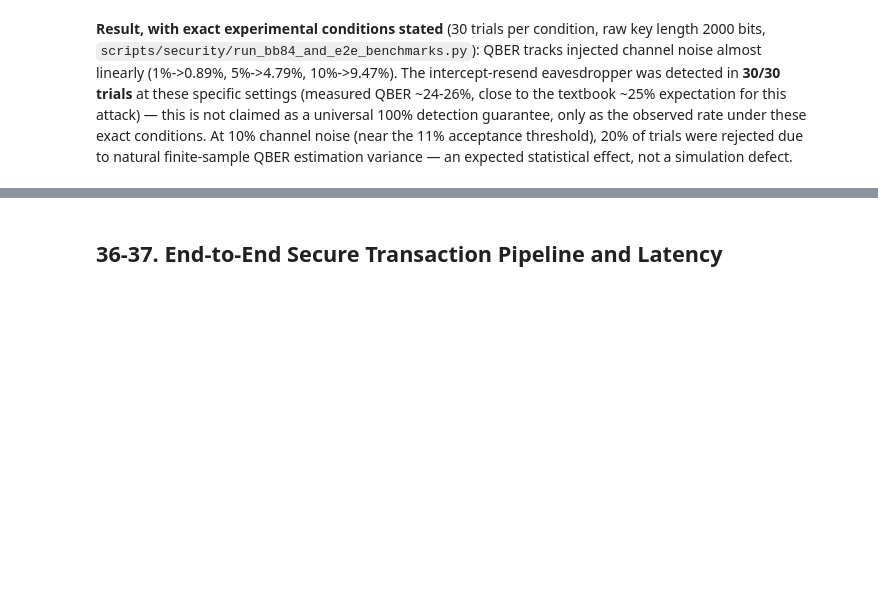
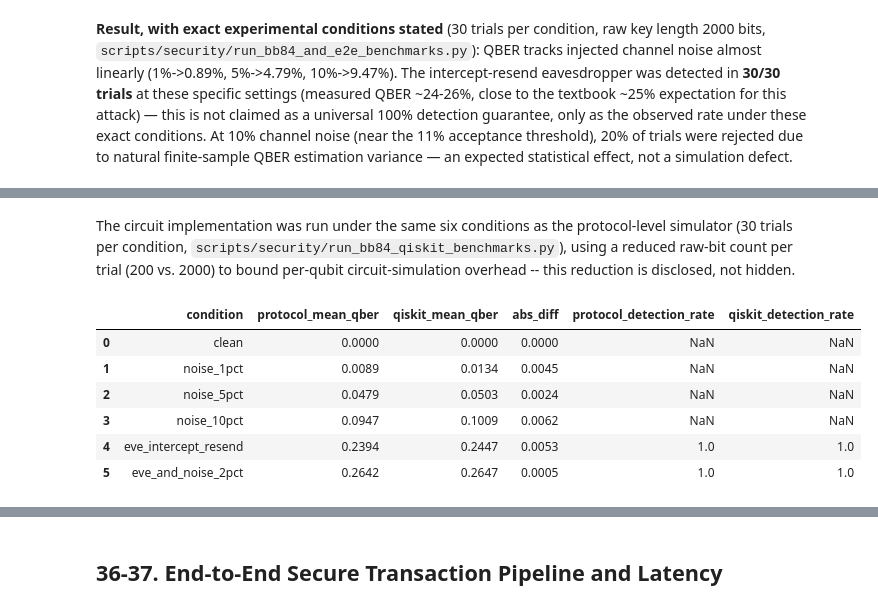
Before and after one commit to Debshata/QSFD, a Jupyter notebook: research/02_Layer2_Quantum_Secure_Cryptography_Research.ipynb, the cells around one changed output, grey strips where cells are left out. Saved outputs shown, nothing was run; the diff lists cells and outputs as text; code cells hidden in the pictures; blank space fills up the shorter version.

```diff
--- a/research/02_Layer2_Quantum_Secure_Cryptography_Research.ipynb
+++ b/research/02_Layer2_Quantum_Secure_Cryptography_Research.ipynb
@@ -347,0 +458,15 @@ estimation variance — an expected statistical effect, not a simulation defect.
+# %% [markdown]
+The circuit implementation was run under the same six conditions as the protocol-level simulator (30 trials per
+condition, `scripts/security/run_bb84_qiskit_benchmarks.py`), using a reduced raw-bit count per trial (200 vs.
+2000) to bound per-qubit circuit-simulation overhead -- this reduction is disclosed, not hidden.
+# %%
+bb84_cross = pd.read_csv(RESULTS_L2 / "bb84_cross_implementation_comparison.csv")
+bb84_cross
+# %% [output]
+|  | condition | protocol_mean_qber | qiskit_mean_qber | abs_diff | protocol_detection_rate | qiskit_detection_rate |
+| 0 | clean | 0.0000 | 0.0000 | 0.0000 | NaN | NaN |
+| 1 | noise_1pct | 0.0089 | 0.0134 | 0.0045 | NaN | NaN |
+| 2 | noise_5pct | 0.0479 | 0.0503 | 0.0024 | NaN | NaN |
+| 3 | noise_10pct | 0.0947 | 0.1009 | 0.0062 | NaN | NaN |
+| 4 | eve_intercept_resend | 0.2394 | 0.2447 | 0.0053 | 1.0 | 1.0 |
+| 5 | eve_and_noise_2pct | 0.2642 | 0.2647 | 0.0005 | 1.0 | 1.0 |
```
Also changed, not shown: parts of 11 cells of this notebook, 41 other files.
